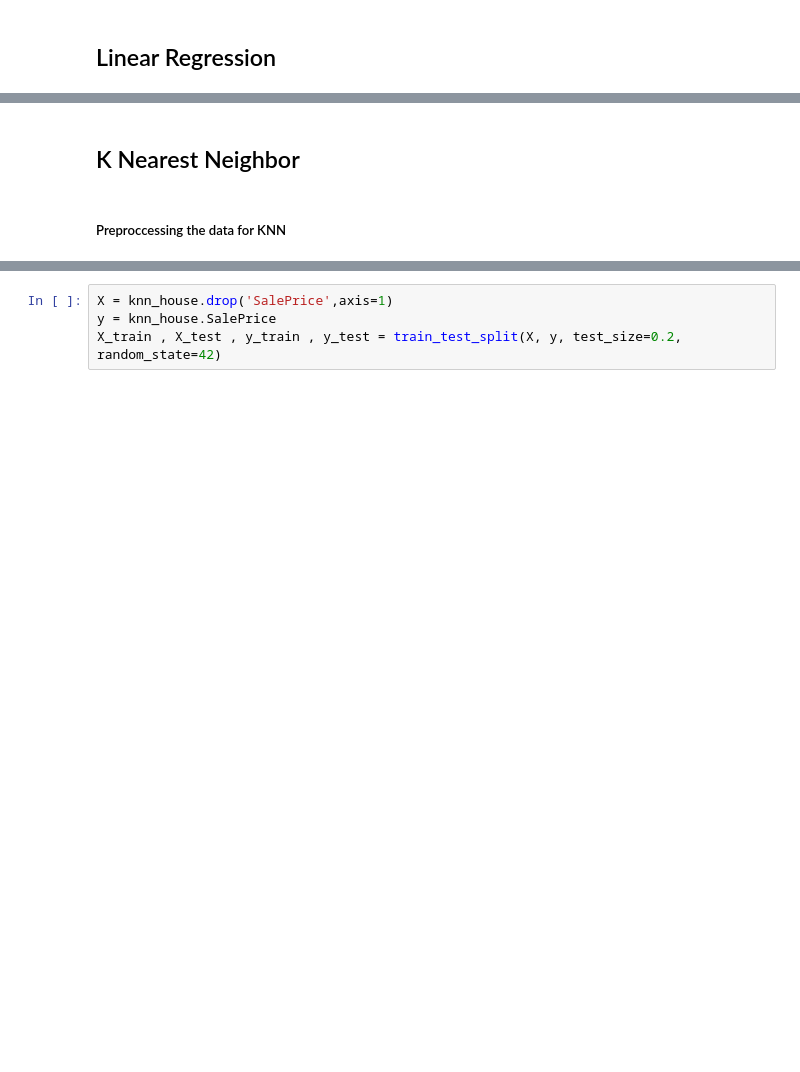
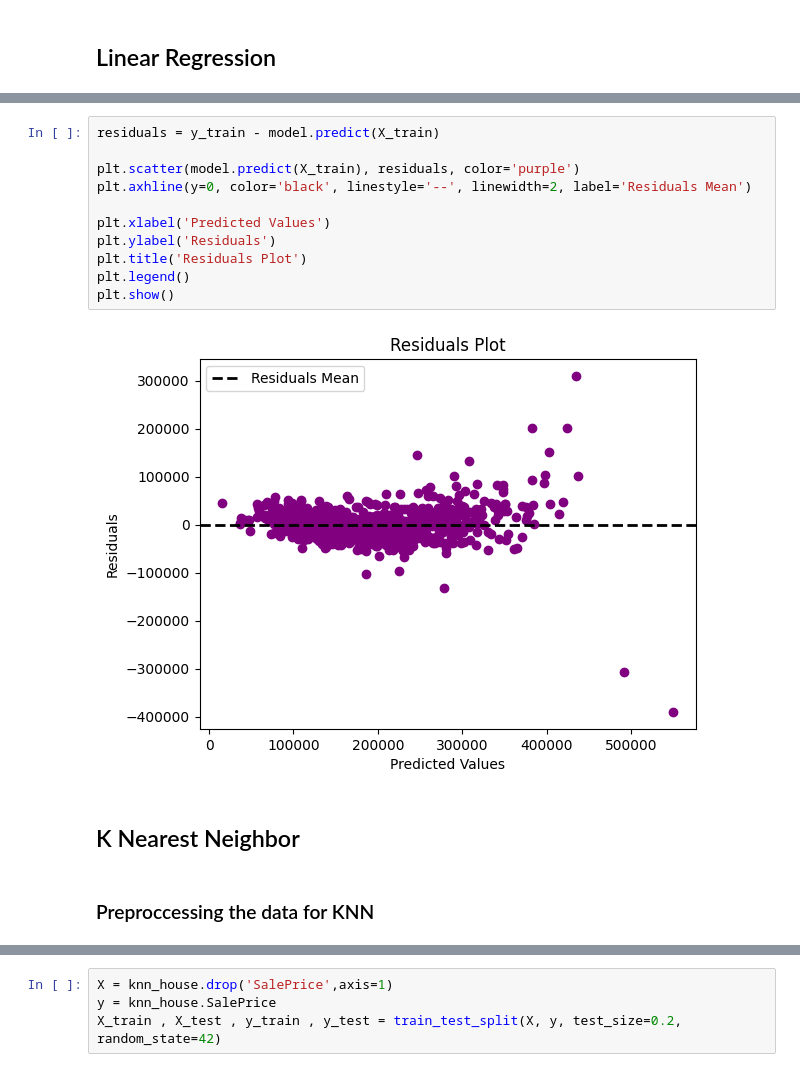
Before and after one commit to Hazem-Ahmed1/House_Prices_Advanced_Regression_Techniques, a Jupyter notebook: Houses_Dataset/Houses_Regression.ipynb, the cells around one changed output, grey strips where cells are left out. Cells and saved outputs as stored; diff of their text form; blank space fills up the shorter version.

```diff
--- a/Houses_Dataset/Houses_Regression.ipynb
+++ b/Houses_Dataset/Houses_Regression.ipynb
@@ -351,7 +322,20 @@ Test: 84.28%
+# %%
+residuals = y_train - model.predict(X_train)
+
+plt.scatter(model.predict(X_train), residuals, color='purple')
+plt.axhline(y=0, color='black', linestyle='--', linewidth=2, label='Residuals Mean')
+
+plt.xlabel('Predicted Values')
+plt.ylabel('Residuals')
+plt.title('Residuals Plot')
+plt.legend()
+plt.show()
+# %% [output]
+[figure, added]
 # %% [markdown]
 ## K Nearest Neighbor
 # %% [markdown]
-##### Preproccessing the data for KNN
+### Preproccessing the data for KNN
 # %%
 house.corr()['SalePrice'].sort_values(ascending=False)
 columns_to_remove = house.corr()[((house.corr()['SalePrice']) <= 0.3) & ((house.corr()['SalePrice']) >= -0.3)].index
```
Also changed, not shown: parts of 56 cells of this notebook, 1 other file.
